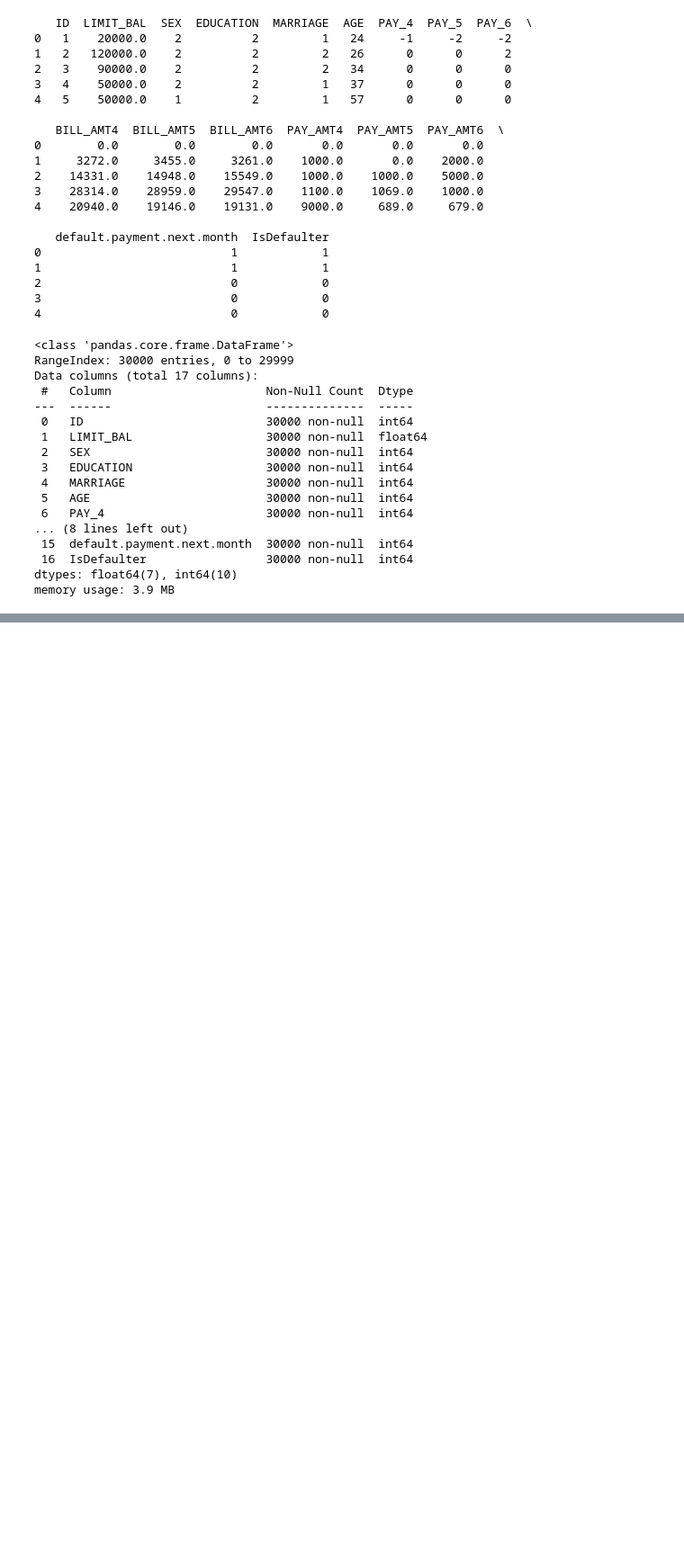
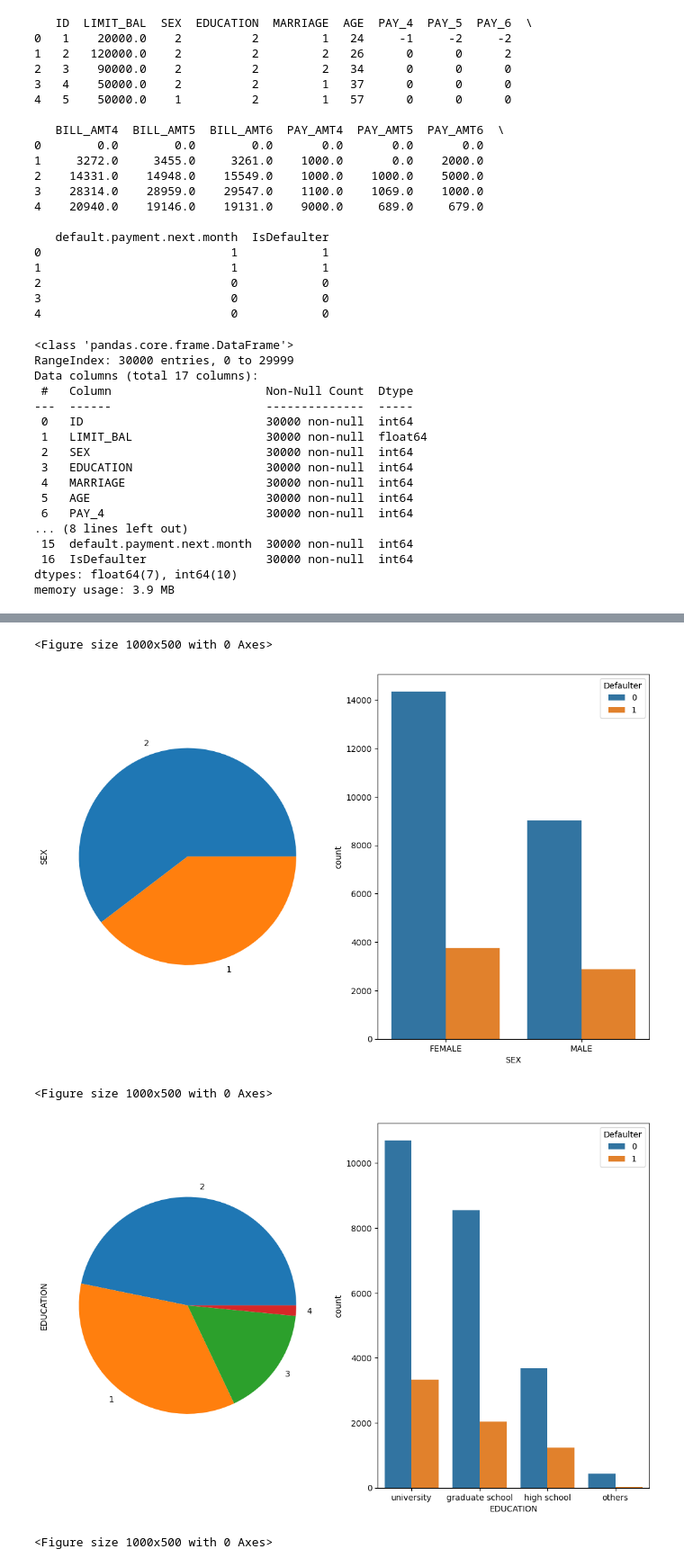
Before and after one commit to Mona1811k/Credit_card_default_prediction, a Jupyter notebook: Credit_Card_Default_Prediction.ipynb, the cells around one changed output, grey strips where cells are left out. Shown at 90% size. Saved outputs shown, nothing was run; the diff lists cells and outputs as text; code cells hidden in the pictures; blank space fills up the shorter version.

Commit message:
conversion of categorical values to numerical values

```diff
--- a/Credit_Card_Default_Prediction.ipynb
+++ b/Credit_Card_Default_Prediction.ipynb
@@ -125,3 +125,7 @@ Data columns (total 17 columns):
  16  IsDefaulter                 30000 non-null  int64
 dtypes: float64(7), int64(10)
 memory usage: 3.9 MB
+# %%
+fil = (df['EDUCATION'] == 5) | (df['EDUCATION'] == 6) | (df['EDUCATION'] == 0)
+df.loc[fil, 'EDUCATION'] = 4
+df['EDUCATION'].value_counts()
@@ -127,0 +138,4 @@ memory usage: 3.9 MB
+# %%
+fil = df['MARRIAGE'] == 0
+df.loc[fil, 'MARRIAGE'] = 3
+df['MARRIAGE'].value_counts()
@@ -127,0 +147,5 @@ memory usage: 3.9 MB
+# %%
+categorical_features = ['SEX', 'EDUCATION', 'MARRIAGE']
+df_cat = df[categorical_features]
+df_cat['Defaulter'] = df['IsDefaulter']
+df_cat.replace({'SEX': {1 : 'MALE', 2 : 'FEMALE'}, 'EDUCATION' : {1 : 'graduate school', 2 : 'university', 3 : 'high school', 4 : 'others'}, 'MARRIAGE' : {1 : 'married', 2 : 'single', 3 : 'others'}}, inplace = True)
@@ -127,0 +163,12 @@ memory usage: 3.9 MB
+# %%
+for col in categorical_features:
+  plt.figure(figsize=(10,5))
+  fig, axes = plt.subplots(ncols=2,figsize=(13,8))
+  df[col].value_counts().plot(kind="pie",ax = axes[0],subplots=True)
+  sns.countplot(x = col, hue = 'Defaulter', data = df_cat)
+# %% [output]
+<Figure size 1000x500 with 0 Axes>
+[figure, added]
+<Figure size 1000x500 with 0 Axes>
+[figure, added]
+<Figure size 1000x500 with 0 Axes>
```
Also changed, not shown: parts of 10 cells of this notebook.
